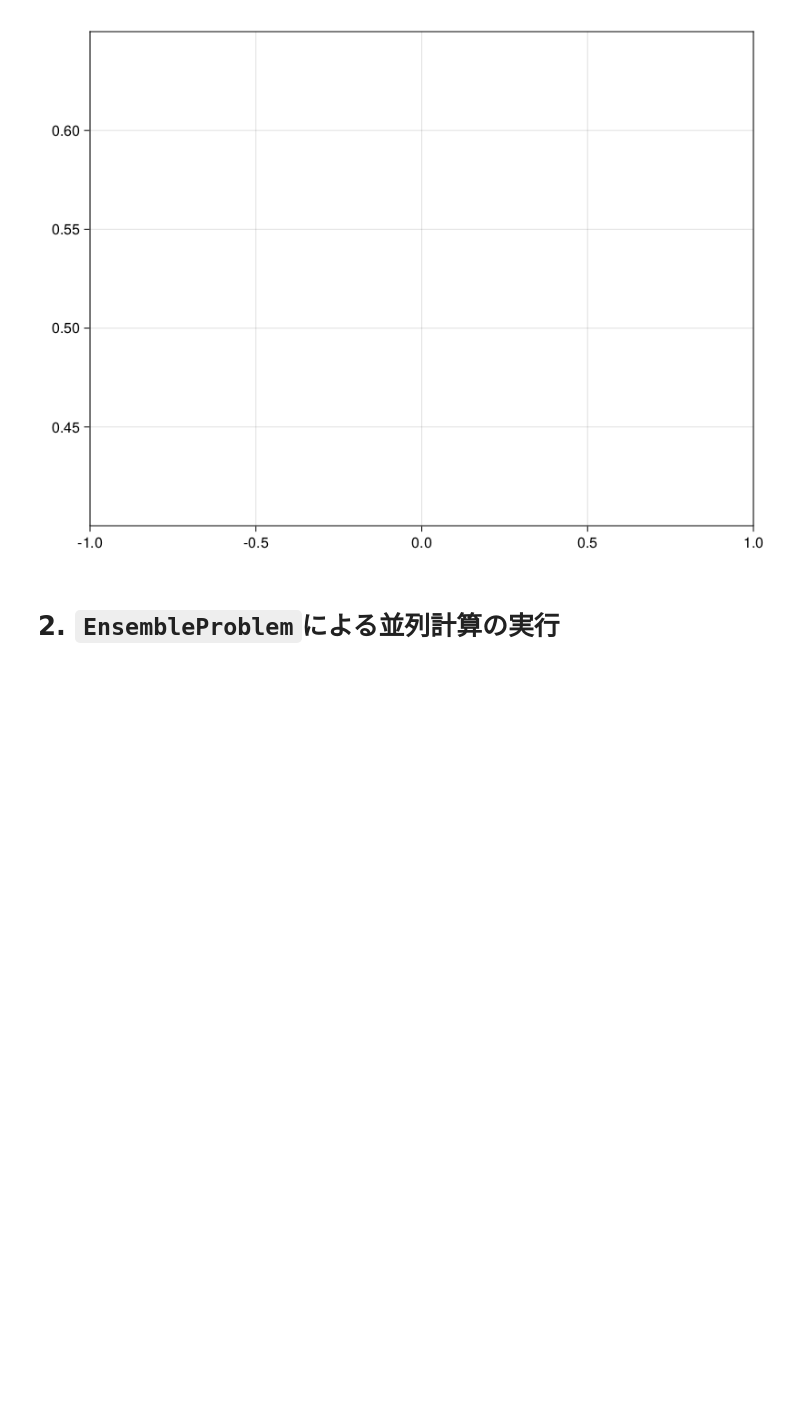
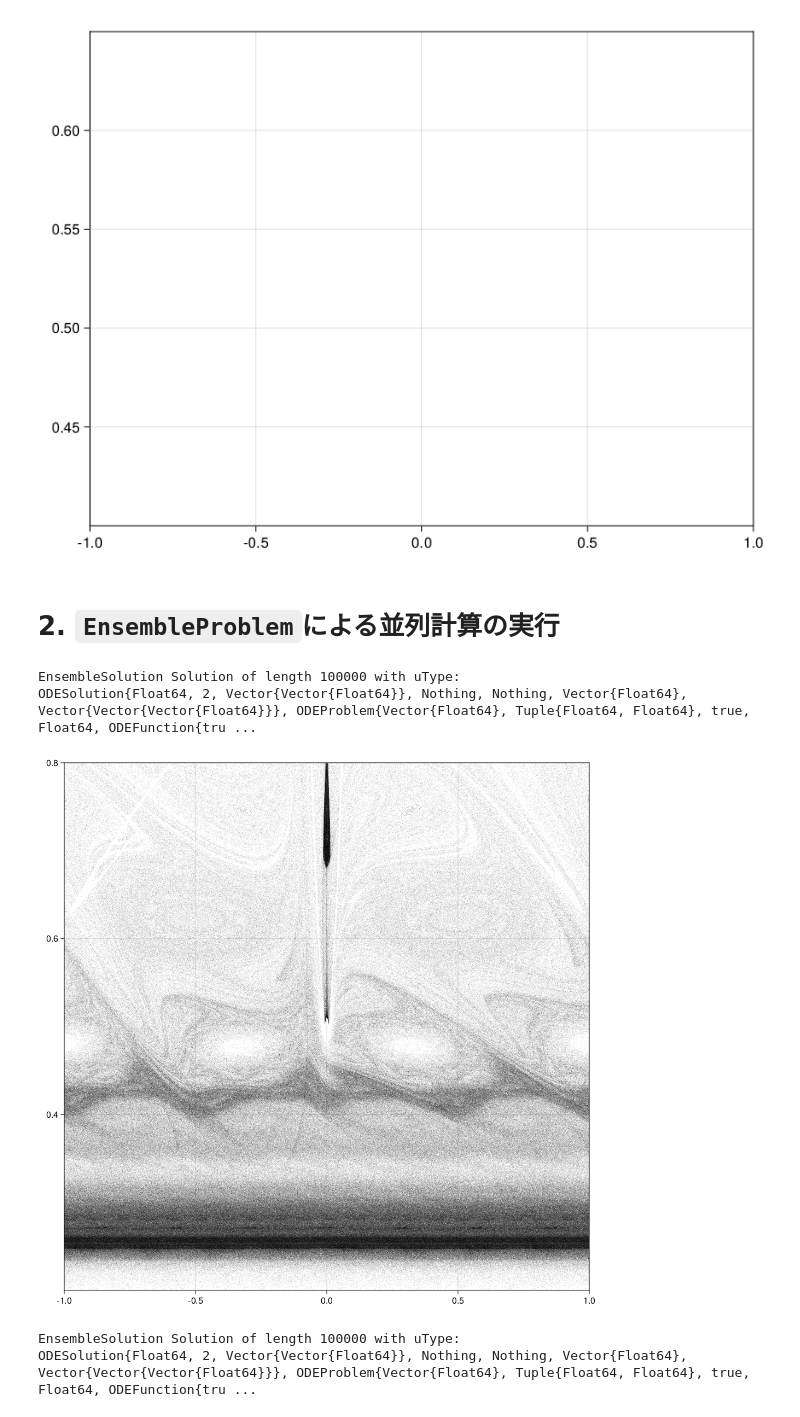
Before and after one commit to naoyaozaki/CRTBP.jl, a Jupyter notebook: work/poincare_map.ipynb, the cells around one changed output. Saved outputs shown, nothing was run; the diff lists cells and outputs as text; code cells hidden in the pictures; blank space fills up the shorter version.

```diff
--- a/work/poincare_map.ipynb
+++ b/work/poincare_map.ipynb
@@ -130,11 +126,11 @@ addprocs(exeflags="--project=$(Base.active_project())")
 @everywhere using DifferentialEquations
 @everywhere using LinearAlgebra
 
-@everywhere num_trj = 1000
+num_trj = 100000
 @everywhere μ = 0.01215058426994 #5.667e-5 #0.01215058426994
-@everywhere qx0_all = LinRange(0.1, 1.2, num_trj)
+# @everywhere qx0_all = LinRange(0.1, 1.2, num_trj)
 # %%
-@everywhere t_fin = 2.0 * pi * 500
+@everywhere t_fin = 2.0 * pi * 50
 tspan = (0.0, t_fin)
 prob = ODEProblem(eom_pcrtbp!, x0, tspan, μ)
 
@@ -152,8 +148,8 @@ end
 
 @everywhere function prob_func(prob, i, repeat)
     jacobi_constant = 3.0
-    qx0 = qx0_all[i] #1.2rand() #1.1 + 5.0e-3 * rand()
-    theta0 = 0.0 #2.0 * pi * rand()
+    qx0 = 2.0rand() + 0.2 #1.1 + 5.0e-3 * rand()
+    theta0 = 2.0 * pi * rand()
     p0 = sqrt(-jacobi_constant + qx0^2 + 2.0 * (1.0 - μ) / abs(qx0 + μ) + 2.0 * μ / abs(qx0 - 1.0 + μ) + μ * (1.0 - μ))
     x0 = [qx0, 0.0, p0 * cos(theta0), p0 * sin(theta0)]
     remake(prob, u0=x0)
@@ -182,30 +178,35 @@ cbs = CallbackSet(cb, cb2)
 
 ensemble_prob = EnsembleProblem(prob, prob_func=prob_func)
 sim_pos = solve(ensemble_prob, Vern7(), EnsembleDistributed(), trajectories=num_trj, callback=cbs, saveat=t_fin)
+# %% [output]
+EnsembleSolution Solution of length 100000 with uType:
+ODESolution{Float64, 2, Vector{Vector{Float64}}, Nothing, Nothing, Vector{Float64}, Vector{Vector{Vector{Float64}}}, ODEProblem{Vector{Float64}, Tuple{Float64, Float64}, true, Float64, ODEFunction{tru ...
 # %%
 using CairoMakie
 
 fig = Figure(; resolution=(1024, 1024))
 ax = Axis(fig[1, 1])
 
 for n = 1:num_trj
     x_all = hcat(sim_pos[n].u...)'
 
     r_1 = sqrt.((x_all[:, 1] .+ μ) .^ 2 + x_all[:, 2] .^ 2)
     k_ene = 0.5 * ((x_all[:, 3] - x_all[:, 2]) .^ 2 + (x_all[:, 4] + x_all[:, 1] .+ μ) .^ 2)
     a = -0.5 ./ (k_ene .- 1.0 ./ r_1)
     theta = atan.(x_all[:, 2],x_all[:, 1] .+ μ)
 
-    scatter!(theta[2:end-1] / pi, a[2:end-1], color=:black, markersize=0.25)
+    scatter!(theta[2:end-1] / pi, a[2:end-1], color=:black, markersize=0.5)
 end
 
 xlims!(-1.0, 1.0)
 # ylims!(1.1, 1.8)
 ylims!(0.2, 0.8)
 fig
+# %% [output]
+[figure, added]
 # %%
 # Negative Time Propagation
-@everywhere t_fin = -2.0 * pi * 500
+@everywhere t_fin = -2.0 * pi * 50
 tspan = (0.0, t_fin)
 prob = ODEProblem(eom_pcrtbp!, x0, tspan, μ)
 
@@ -223,8 +224,8 @@ end
 
 @everywhere function prob_func(prob, i, repeat)
     jacobi_constant = 3.0
-    qx0 = qx0_all[i] #1.2rand() #1.1 + 5.0e-3 * rand()
-    theta0 = 0.0 # 2.0 * pi * rand()
+    qx0 = 2.0rand() + 0.2 #1.1 + 5.0e-3 * rand()
+    theta0 = 2.0 * pi * rand()
     p0 = sqrt(-jacobi_constant + qx0^2 + 2.0 * (1.0 - μ) / abs(qx0 + μ) + 2.0 * μ / abs(qx0 - 1.0 + μ) + μ * (1.0 - μ))
     x0 = [qx0, 0.0, p0 * cos(theta0), p0 * sin(theta0)]
     remake(prob, u0=x0)
@@ -253,6 +254,9 @@ cbs = CallbackSet(cb, cb2)
 
 ensemble_prob = EnsembleProblem(prob, prob_func=prob_func)
 sim_neg = solve(ensemble_prob, Vern7(), EnsembleDistributed(), trajectories=num_trj, callback=cbs, saveat=t_fin)
+# %% [output]
+EnsembleSolution Solution of length 100000 with uType:
+ODESolution{Float64, 2, Vector{Vector{Float64}}, Nothing, Nothing, Vector{Float64}, Vector{Vector{Vector{Float64}}}, ODEProblem{Vector{Float64}, Tuple{Float64, Float64}, true, Float64, ODEFunction{tru ...
 # %%
 for n = 1:num_trj
     x_all = hcat(sim_neg[n].u...)'
```
Also changed, not shown: parts of 4 cells of this notebook.
